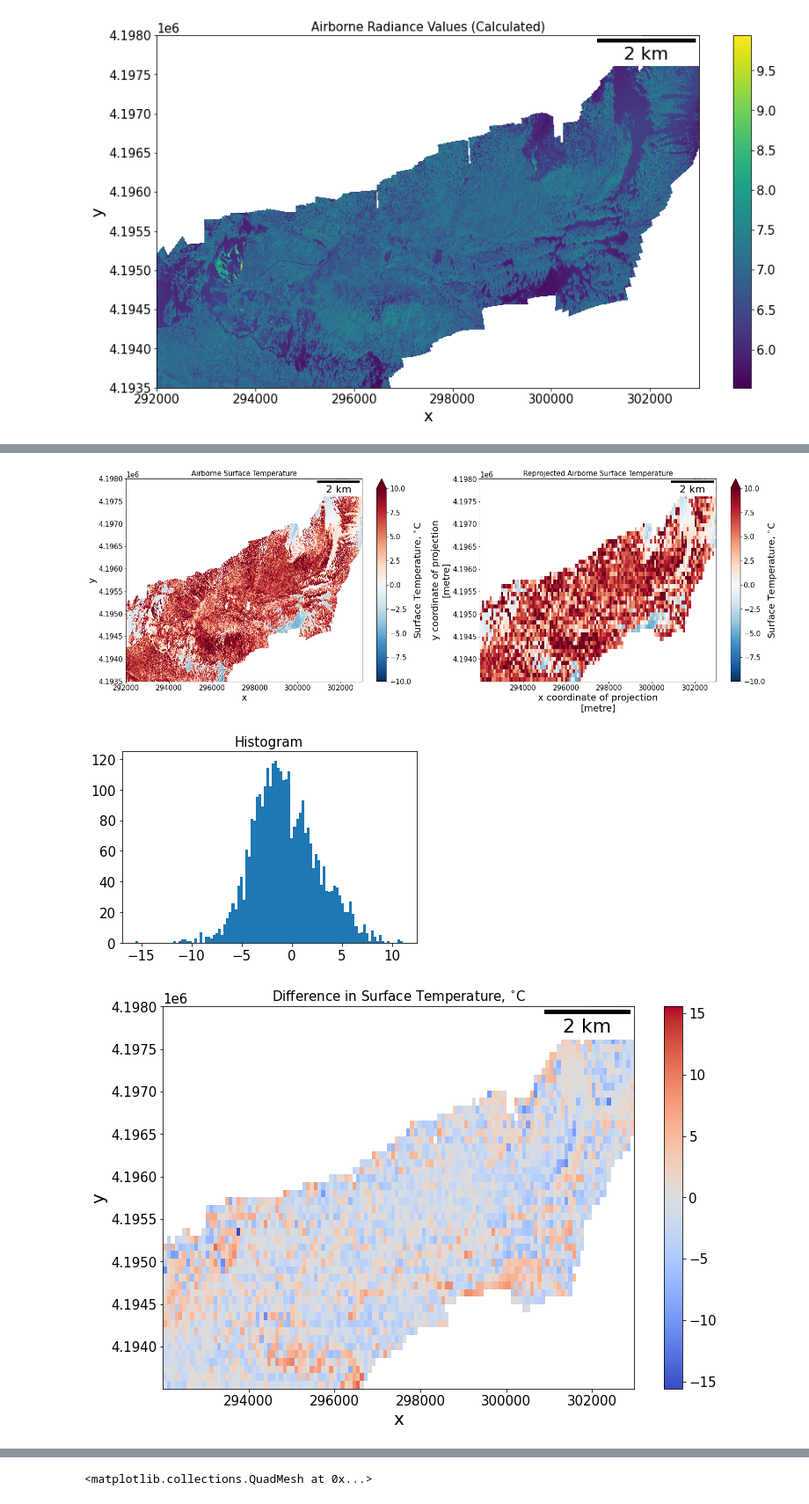
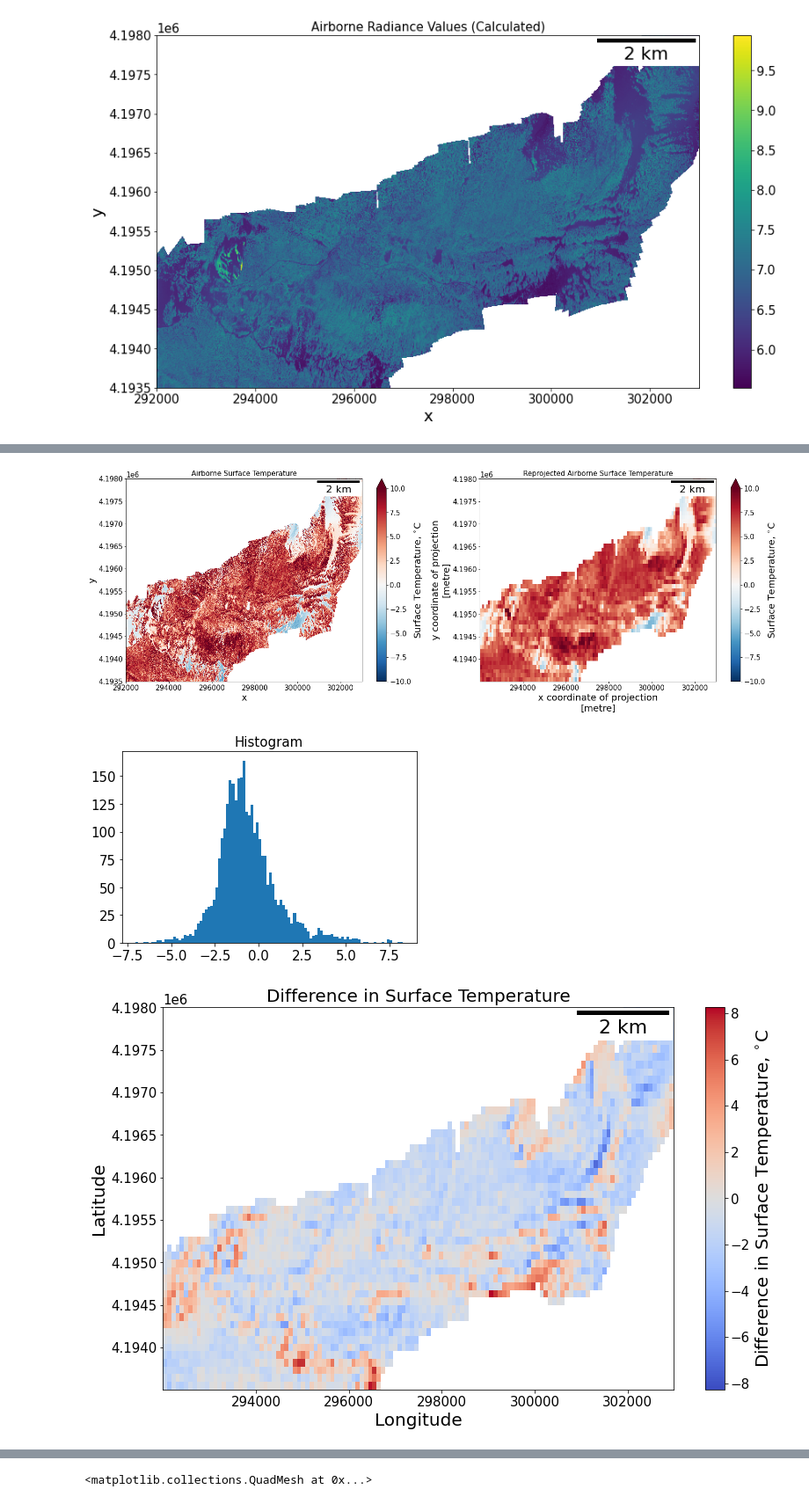
Before and after one commit to UW-GDA/aster-thermal, a Jupyter notebook: april21_workbook.ipynb, the cells around one changed output, grey strips where cells are left out. Shown at 88% size. Saved outputs shown, nothing was run; the diff lists cells and outputs as text; code cells hidden in the pictures.

Commit message:
Updated workbook for presentation (images, airborne bias correction, dana/gaylor)

```diff
--- a/april21_workbook.ipynb
+++ b/april21_workbook.ipynb
@@ -63,7 +93,7 @@ ax.set_title('Airborne Radiance Values (Calculated)');
 # %% [output]
 [figure]
 # %%
-air_rad_repr = air_rad.rio.reproject_match(aster_src)
+air_rad_repr = air_rad.rio.reproject_match(aster_src, resampling=5)
 
 air_rad_repr = air_rad_repr.where(air_rad_repr != air_rad_repr.attrs['_FillValue'],drop=True)
 
@@ -121,19 +202,21 @@ air_tb_repr.plot(cmap='RdBu_r', cbar_kwargs={'label': 'Surface Temperature, $^{\
 ax[1].add_artist(ScaleBar(1.0))
 ax[1].set_title('Reprojected Airborne Surface Temperature');
 # %% [output]
-[figure, old version]
+[figure, new version]
 # %%
 diff = aster_tb_masked - air_tb_repr
 diff.plot.hist(bins=100);
 # %% [output]
-[figure, old version]
+[figure, new version]
 # %%
-f, ax = plt.subplots(figsize=(12,8))
-diff.plot(cmap='coolwarm')
+f, ax = plt.subplots(figsize=(13,8))
+diff.plot(cmap='coolwarm',cbar_kwargs={'label': 'Difference in Surface Temperature, $^{\circ}$C'},)
 ax.add_artist(ScaleBar(1.0))
-ax.set_title('Difference in Surface Temperature, $^{\circ}$C');
+ax.set_title('Difference in Surface Temperature',fontsize=20)
+ax.set_xlabel('Longitude')
+ax.set_ylabel('Latitude');
 # %% [output]
-[figure, old version]
+[figure, new version]
 # %%
 # Calculate statistics of difference map
 mean_diff = diff.mean().item(0)
```
Also changed, not shown: parts of 38 cells of this notebook.
